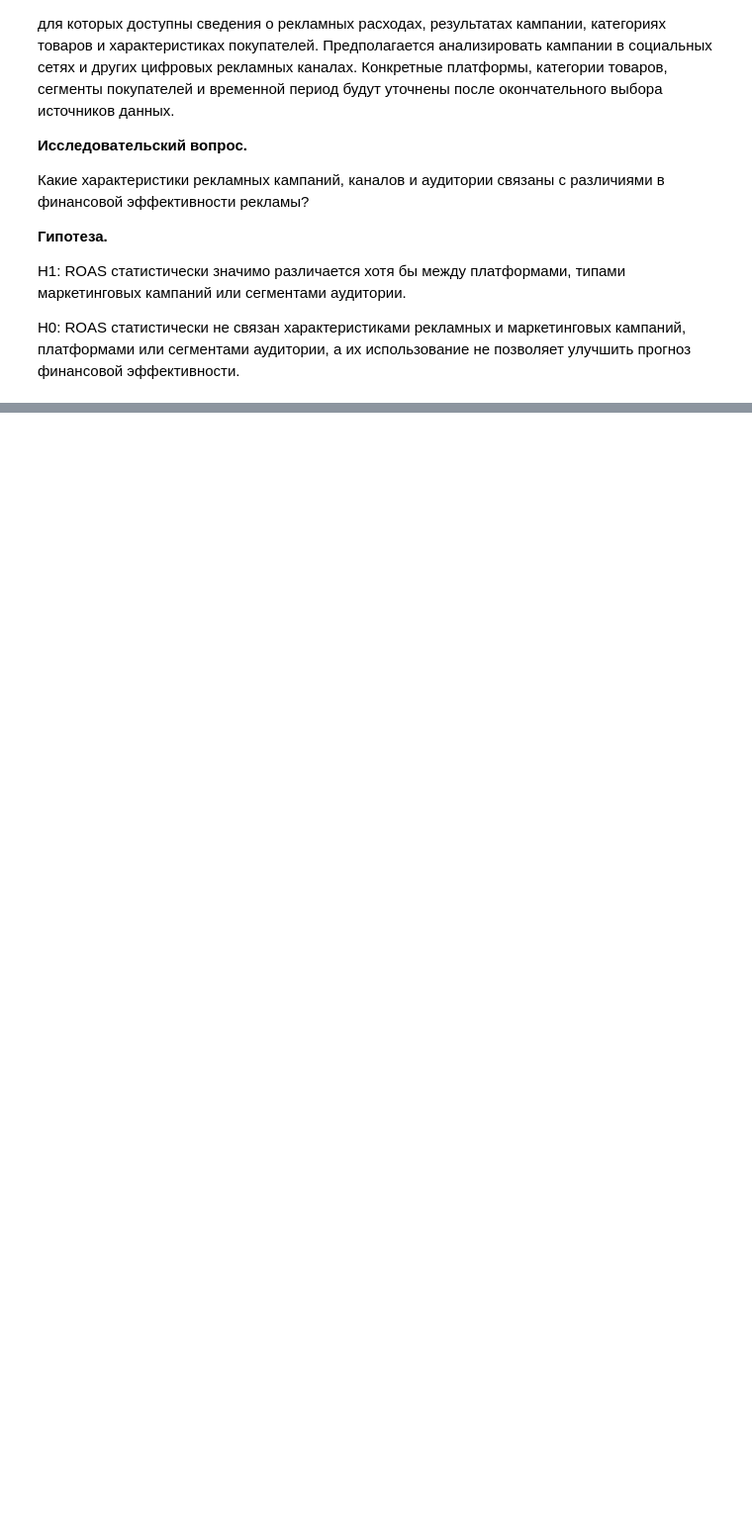
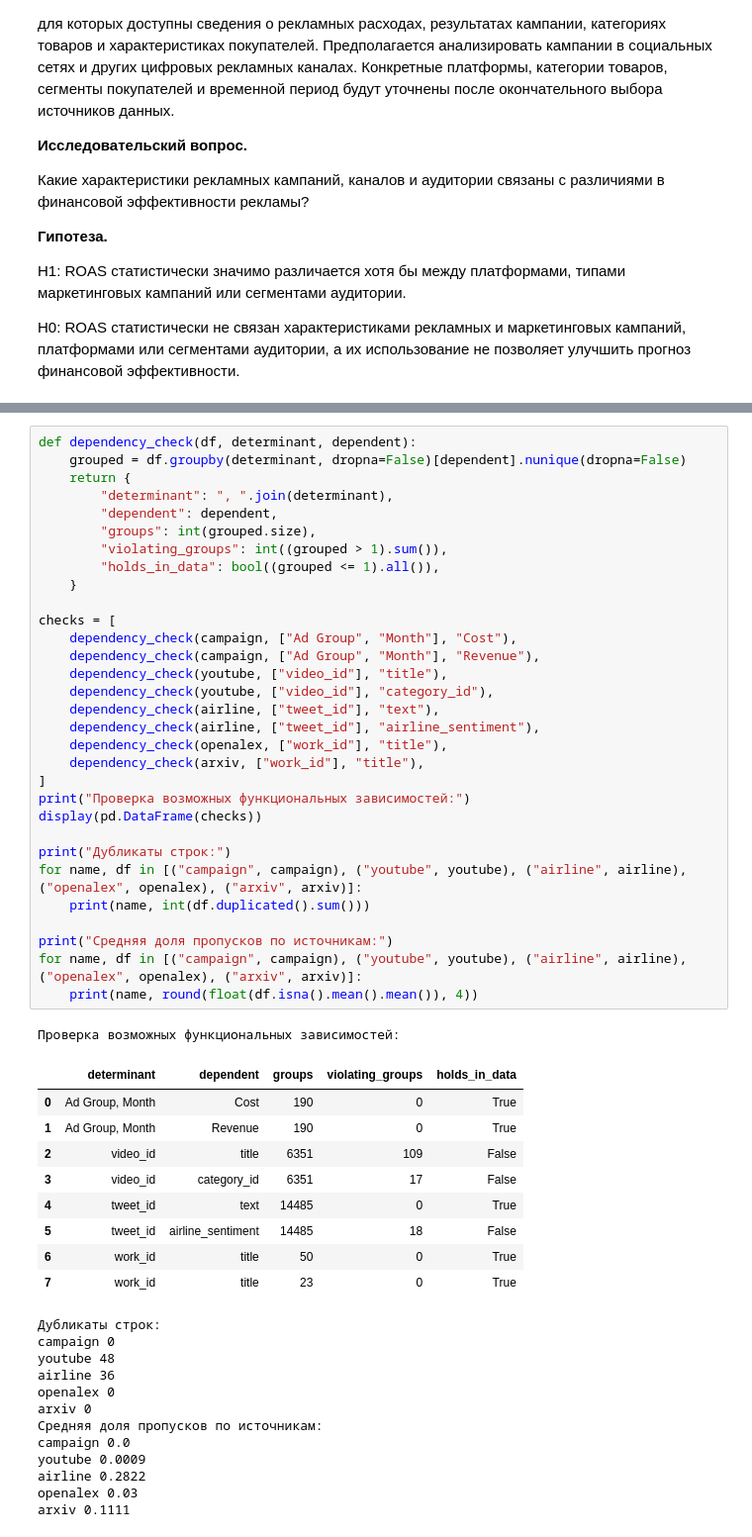
Before and after one commit to cool9595/how_to_social_marketing, a Jupyter notebook: coursework.ipynb, the cells around one changed output, grey strips where cells are left out. Shown at 99% size. Cells and saved outputs as stored; diff of their text form; blank space fills up the shorter version.

```diff
--- a/coursework.ipynb
+++ b/coursework.ipynb
@@ -591,0 +517,54 @@ display(campaign_relations)
+# %%
+def dependency_check(df, determinant, dependent):
+    grouped = df.groupby(determinant, dropna=False)[dependent].nunique(dropna=False)
+    return {
+        "determinant": ", ".join(determinant),
+        "dependent": dependent,
+        "groups": int(grouped.size),
+        "violating_groups": int((grouped > 1).sum()),
+        "holds_in_data": bool((grouped <= 1).all()),
+    }
+
+checks = [
+    dependency_check(campaign, ["Ad Group", "Month"], "Cost"),
+    dependency_check(campaign, ["Ad Group", "Month"], "Revenue"),
+    dependency_check(youtube, ["video_id"], "title"),
+    dependency_check(youtube, ["video_id"], "category_id"),
+    dependency_check(airline, ["tweet_id"], "text"),
+    dependency_check(airline, ["tweet_id"], "airline_sentiment"),
+    dependency_check(openalex, ["work_id"], "title"),
+    dependency_check(arxiv, ["work_id"], "title"),
+]
+print("Проверка возможных функциональных зависимостей:")
+display(pd.DataFrame(checks))
+
+print("Дубликаты строк:")
+for name, df in [("campaign", campaign), ("youtube", youtube), ("airline", airline), ("openalex", openalex), ("arxiv", arxiv)]:
+    print(name, int(df.duplicated().sum()))
+
+print("Средняя доля пропусков по источникам:")
+for name, df in [("campaign", campaign), ("youtube", youtube), ("airline", airline), ("openalex", openalex), ("arxiv", arxiv)]:
+    print(name, round(float(df.isna().mean().mean()), 4))
+# %% [output]
+Проверка возможных функциональных зависимостей:
+|  | determinant | dependent | groups | violating_groups | holds_in_data |
+| 0 | Ad Group, Month | Cost | 190 | 0 | True |
+| 1 | Ad Group, Month | Revenue | 190 | 0 | True |
+| 2 | video_id | title | 6351 | 109 | False |
+| 3 | video_id | category_id | 6351 | 17 | False |
+| 4 | tweet_id | text | 14485 | 0 | True |
+| 5 | tweet_id | airline_sentiment | 14485 | 18 | False |
+| 6 | work_id | title | 50 | 0 | True |
+| 7 | work_id | title | 23 | 0 | True |
+Дубликаты строк:
+campaign 0
+youtube 48
+airline 36
+openalex 0
+arxiv 0
+Средняя доля пропусков по источникам:
+campaign 0.0
+youtube 0.0009
+airline 0.2822
+openalex 0.03
+arxiv 0.1111
```
Also changed, not shown: parts of 38 cells of this notebook.
